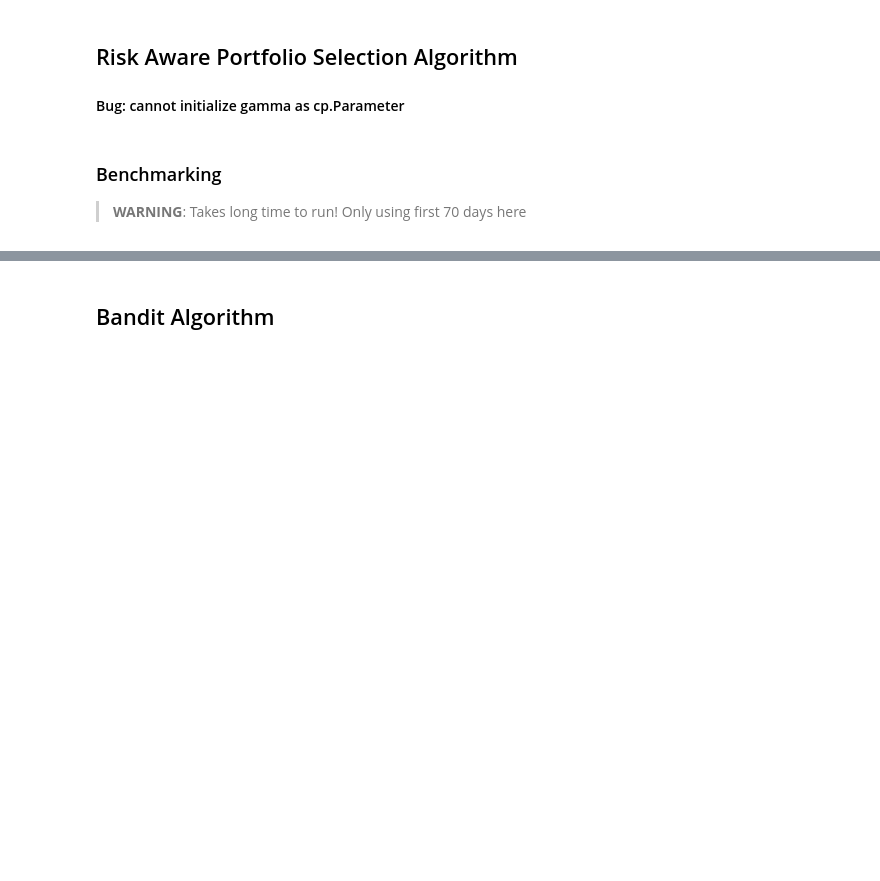
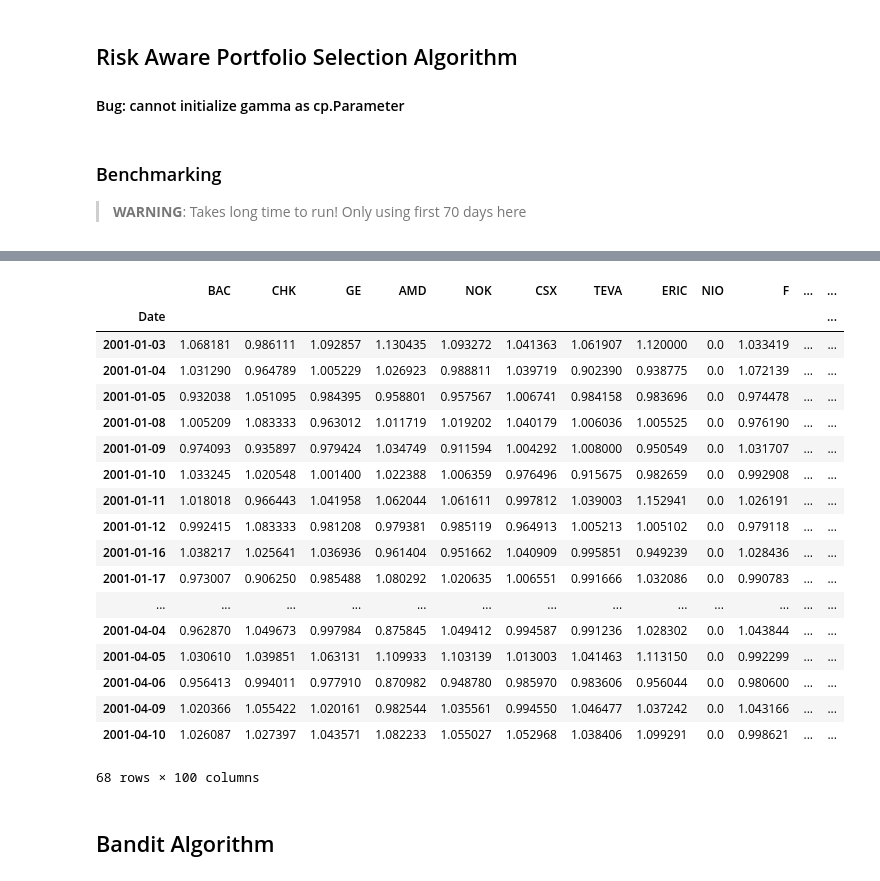
Before and after one commit to YILINGU10/Portfolio_Selection, a Jupyter notebook: Improved Bandit & Benchmarks.ipynb, the cells around one changed output, grey strips where cells are left out. Drawn from its saved outputs; the diff is of its cells as text; code cells hidden in the pictures; blank space fills up the shorter version.

```diff
--- a/Improved Bandit & Benchmarks.ipynb
+++ b/Improved Bandit & Benchmarks.ipynb
@@ -110,5 +110,27 @@ benchmark_portfolio(risk_aware_selection.T,
 # %% [output]
 [interactive output not drawn]
+# %%
+hundred_stock_returns.iloc[:68]
+# %% [output]
+|  | BAC | CHK | GE | AMD | NOK | CSX | TEVA | ERIC | NIO | F | ... | ... |
+| Date |  |  |  |  |  |  |  |  |  |  |  | ... |
+| 2001-01-03 | 1.068181 | 0.986111 | 1.092857 | 1.130435 | 1.093272 | 1.041363 | 1.061907 | 1.120000 | 0.0 | 1.033419 | ... | ... |
+| 2001-01-04 | 1.031290 | 0.964789 | 1.005229 | 1.026923 | 0.988811 | 1.039719 | 0.902390 | 0.938775 | 0.0 | 1.072139 | ... | ... |
+| 2001-01-05 | 0.932038 | 1.051095 | 0.984395 | 0.958801 | 0.957567 | 1.006741 | 0.984158 | 0.983696 | 0.0 | 0.974478 | ... | ... |
+| 2001-01-08 | 1.005209 | 1.083333 | 0.963012 | 1.011719 | 1.019202 | 1.040179 | 1.006036 | 1.005525 | 0.0 | 0.976190 | ... | ... |
+| 2001-01-09 | 0.974093 | 0.935897 | 0.979424 | 1.034749 | 0.911594 | 1.004292 | 1.008000 | 0.950549 | 0.0 | 1.031707 | ... | ... |
+| 2001-01-10 | 1.033245 | 1.020548 | 1.001400 | 1.022388 | 1.006359 | 0.976496 | 0.915675 | 0.982659 | 0.0 | 0.992908 | ... | ... |
+| 2001-01-11 | 1.018018 | 0.966443 | 1.041958 | 1.062044 | 1.061611 | 0.997812 | 1.039003 | 1.152941 | 0.0 | 1.026191 | ... | ... |
+| 2001-01-12 | 0.992415 | 1.083333 | 0.981208 | 0.979381 | 0.985119 | 0.964913 | 1.005213 | 1.005102 | 0.0 | 0.979118 | ... | ... |
+| 2001-01-16 | 1.038217 | 1.025641 | 1.036936 | 0.961404 | 0.951662 | 1.040909 | 0.995851 | 0.949239 | 0.0 | 1.028436 | ... | ... |
+| 2001-01-17 | 0.973007 | 0.906250 | 0.985488 | 1.080292 | 1.020635 | 1.006551 | 0.991666 | 1.032086 | 0.0 | 0.990783 | ... | ... |
+| ... | ... | ... | ... | ... | ... | ... | ... | ... | ... | ... | ... | ... |
+| 2001-04-04 | 0.962870 | 1.049673 | 0.997984 | 0.875845 | 1.049412 | 0.994587 | 0.991236 | 1.028302 | 0.0 | 1.043844 | ... | ... |
+| 2001-04-05 | 1.030610 | 1.039851 | 1.063131 | 1.109933 | 1.103139 | 1.013003 | 1.041463 | 1.113150 | 0.0 | 0.992299 | ... | ... |
+| 2001-04-06 | 0.956413 | 0.994011 | 0.977910 | 0.870982 | 0.948780 | 0.985970 | 0.983606 | 0.956044 | 0.0 | 0.980600 | ... | ... |
+| 2001-04-09 | 1.020366 | 1.055422 | 1.020161 | 0.982544 | 1.035561 | 0.994550 | 1.046477 | 1.037242 | 0.0 | 1.043166 | ... | ... |
+| 2001-04-10 | 1.026087 | 1.027397 | 1.043571 | 1.082233 | 1.055027 | 1.052968 | 1.038406 | 1.099291 | 0.0 | 0.998621 | ... | ... |
+68 rows × 100 columns
 # %% [markdown]
 ## Bandit Algorithm
 # %% [markdown]
```
Also changed, not shown: parts of 20 cells of this notebook, 1 other file.
